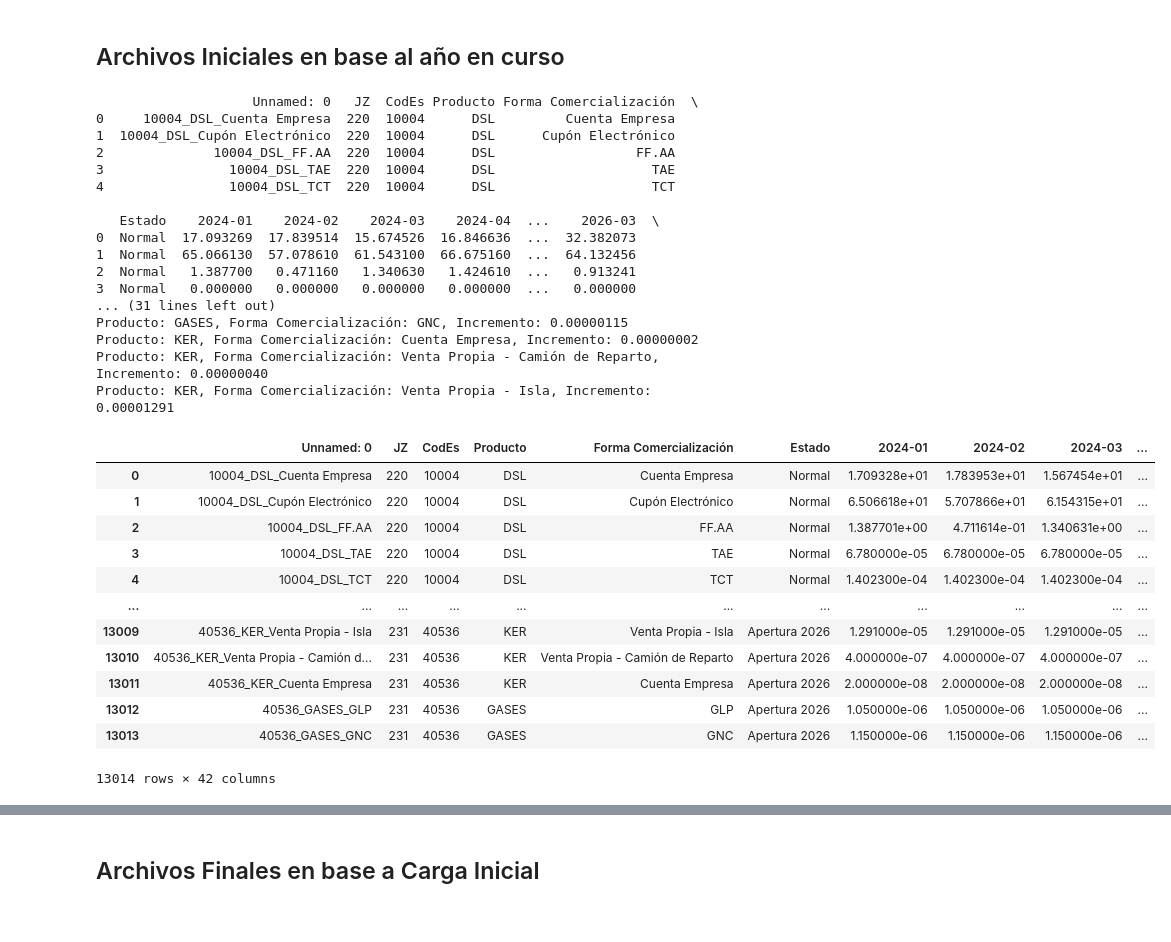
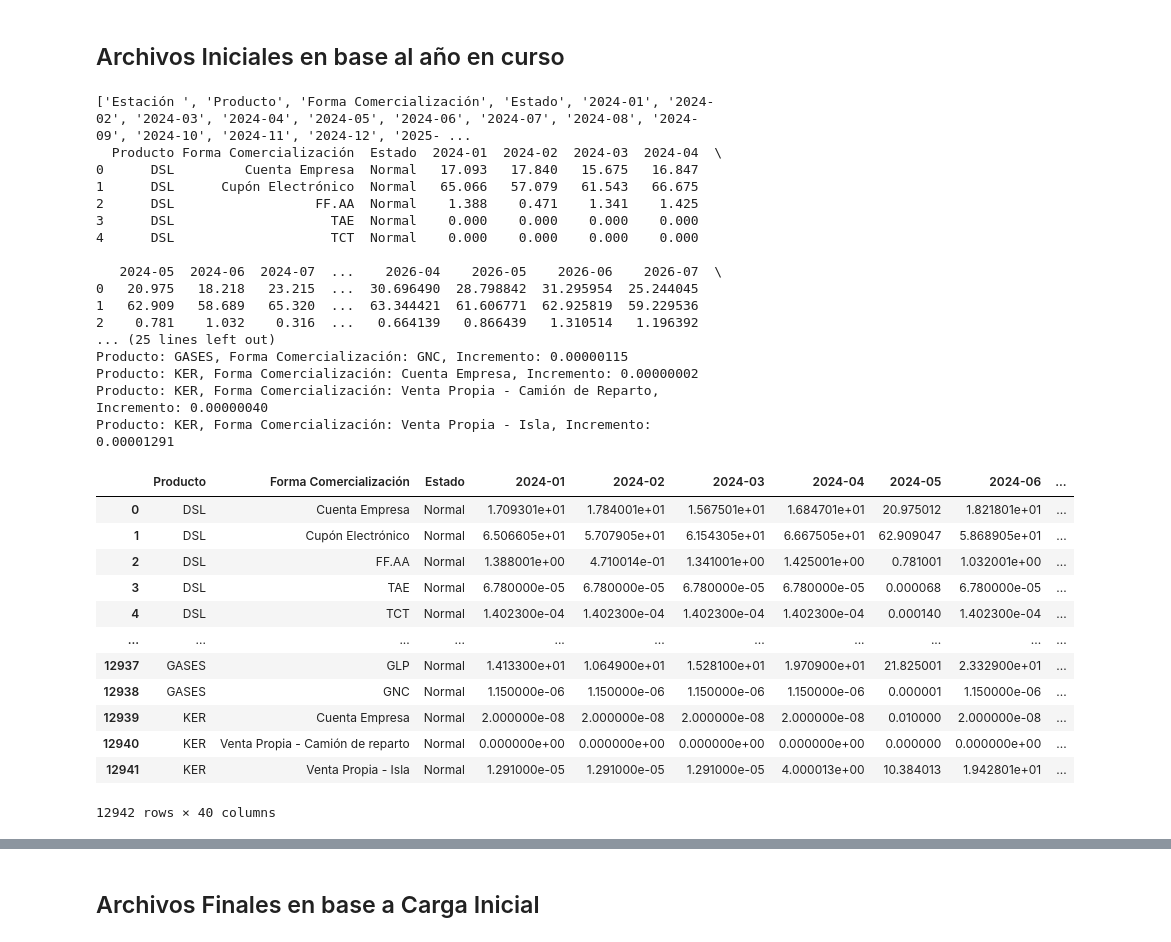
Before and after one commit to planificacioncomercial/placom-poa-anual-estaciones-scripts, a Jupyter notebook: poa_inicial_COMBUSTIBLES_to_excel.ipynb, the cells around one changed output, grey strips where cells are left out. Cells and saved outputs as stored; diff of their text form; code cells hidden in the pictures.

```diff
--- a/poa_inicial_COMBUSTIBLES_to_excel.ipynb
+++ b/poa_inicial_COMBUSTIBLES_to_excel.ipynb
@@ -166,7 +166,8 @@ dir_maestro_eds = base_dir / "Carga Inicial" / "Maestro EDS.xlsx"
 # dir_archivo_base = base_dir / "Carga Inicial" / "(Paso-1) ArchivosSinProyMacro" / "base_poa_vol_inicial - python.xlsx"
 # dir_archivo_app_copec = base_dir / "Carga Inicial" / "(Paso-1) ArchivosSinProyMacro" / "base_poa_app_copec.xlsx"
 # dir_archivo_base = base_dir / "Carga Inicial" / "(Paso-3) Mercado" / "base_poa_vol_inicial - python.xlsx"
-dir_archivo_base = base_dir / "Carga Inicial" / "(Paso-3) Mercado" /  "base_poa_vol_inicial - python - Carga Inicial_SinAfectaciones.xlsx"
+# dir_archivo_base = base_dir / "Carga Inicial" / "(Paso-3) Mercado" /  "base_poa_vol_inicial - python - Carga Inicial_SinAfectaciones.xlsx"
+dir_archivo_base = Path(r"G:\Unidades compartidas\2_Planificación Comercial - EDS\4. POA\POA Gestión\POA 2026") / "VolumenFinalValores - python.xlsx"
 dir_archivo_app_copec = base_dir / "Carga Inicial" / "(Paso-3) Mercado" / "base_poa_app_copec.xlsx"
 
 # ---- Configuración ----
@@ -187,9 +188,13 @@ maestro_eds["CodEs"] = maestro_eds["CodEs"].fillna(0).astype(int)
 maestro_eds["JZ"] = maestro_eds["JZ"].fillna(0).astype(int)
 
 # ---- Bases de datos ----
-base_poa = pd.read_excel(dir_archivo_base, skiprows=1, sheet_name="Carga Inicial")
+# base_poa = pd.read_excel(dir_archivo_base, skiprows=1, sheet_name="Carga Inicial")
+base_poa = pd.read_excel(dir_archivo_base, skiprows=1, sheet_name="VolumenFinal")
+print(base_poa.columns.tolist())
 base_app_copec = pd.read_excel(dir_archivo_app_copec)
-base_poa["CodEs"] = base_poa["CodEs"].fillna(0).astype(int)
+# base_poa["CodEs"] = base_poa["CodEs"].fillna(0).astype(int)
+base_poa["CodEs"] = base_poa["Estación "].fillna(0).astype(int)
+base_poa.drop(columns=["Estación "], inplace=True)
 
 print(base_poa.head())
 
@@ -210,58 +215,58 @@ details_form_com = [
     ("GAS", "Cuenta Empresa"),
     ("GASES", "GLP"),
     ("GASES", "GNC"),
     ("KER", "Cuenta Empresa"),
     ("KER", "Venta Propia - Camión de Reparto"),
     ("KER", "Venta Propia - Isla"),
 ]
 
 # ---- Columnas proyectadas ----
 years = [2024, 2025, 2026]
 months = [f"{m:02}" for m in range(1, 13)]
 cols_proy = [f"{y}-{m:02}" for y in years for m in months]
 
 # ---- Asegurar que las columnas proyectadas sean numéricas ----
 base_poa[cols_proy] = base_poa[cols_proy].apply(pd.to_numeric, errors='coerce')
 
 # ---- Aplicar sum_prop por cada combinación ----
 for prod, form_com in details_form_com:
     mask = (base_poa["Producto"] == prod) & (base_poa["Forma Comercialización"] == form_com)
     incremento = sum_prop(prod, form_com)
     print(f"Producto: {prod}, Forma Comercialización: {form_com}, Incremento: {incremento:.8f}")
     base_poa.loc[mask, cols_proy] = base_poa.loc[mask, cols_proy].add(incremento)
 
 base_poa
 # %% [output]
-                    Unnamed: 0   JZ  CodEs Producto Forma Comercialización  \
-0     10004_DSL_Cuenta Empresa  220  10004      DSL         Cuenta Empresa
-1  10004_DSL_Cupón Electrónico  220  10004      DSL      Cupón Electrónico
-2              10004_DSL_FF.AA  220  10004      DSL                  FF.AA
-3                10004_DSL_TAE  220  10004      DSL                    TAE
-4                10004_DSL_TCT  220  10004      DSL                    TCT
+['Estación ', 'Producto', 'Forma Comercialización', 'Estado', '2024-01', '2024-02', '2024-03', '2024-04', '2024-05', '2024-06', '2024-07', '2024-08', '2024-09', '2024-10', '2024-11', '2024-12', '2025- ...
+  Producto Forma Comercialización  Estado  2024-01  2024-02  2024-03  2024-04  \
+0      DSL         Cuenta Empresa  Normal   17.093   17.840   15.675   16.847
+1      DSL      Cupón Electrónico  Normal   65.066   57.079   61.543   66.675
+2      DSL                  FF.AA  Normal    1.388    0.471    1.341    1.425
+3      DSL                    TAE  Normal    0.000    0.000    0.000    0.000
+4      DSL                    TCT  Normal    0.000    0.000    0.000    0.000
 
-   Estado    2024-01    2024-02    2024-03    2024-04  ...    2026-03  \
-0  Normal  17.093269  17.839514  15.674526  16.846636  ...  32.382073
-1  Normal  65.066130  57.078610  61.543100  66.675160  ...  64.132456
-2  Normal   1.387700   0.471160   1.340630   1.424610  ...   0.913241
-3  Normal   0.000000   0.000000   0.000000   0.000000  ...   0.000000
-... (31 lines left out)
+   2024-05  2024-06  2024-07  ...    2026-04    2026-05    2026-06    2026-07  \
+0   20.975   18.218   23.215  ...  30.696490  28.798842  31.295954  25.244045
+1   62.909   58.689   65.320  ...  63.344421  61.606771  62.925819  59.229536
+2    0.781    1.032    0.316  ...   0.664139   0.866439   1.310514   1.196392
+... (25 lines left out)
 Producto: GASES, Forma Comercialización: GNC, Incremento: 0.00000115
 Producto: KER, Forma Comercialización: Cuenta Empresa, Incremento: 0.00000002
 Producto: KER, Forma Comercialización: Venta Propia - Camión de Reparto, Incremento: 0.00000040
 Producto: KER, Forma Comercialización: Venta Propia - Isla, Incremento: 0.00001291
-|  | Unnamed: 0 | JZ | CodEs | Producto | Forma Comercialización | Estado | 2024-01 | 2024-02 | 2024-03 | ... |
-| 0 | 10004_DSL_Cuenta Empresa | 220 | 10004 | DSL | Cuenta Empresa | Normal | 1.709328e+01 | 1.783953e+01 | 1.567454e+01 | ... |
-| 1 | 10004_DSL_Cupón Electrónico | 220 | 10004 | DSL | Cupón Electrónico | Normal | 6.506618e+01 | 5.707866e+01 | 6.154315e+01 | ... |
-| 2 | 10004_DSL_FF.AA | 220 | 10004 | DSL | FF.AA | Normal | 1.387701e+00 | 4.711614e-01 | 1.340631e+00 | ... |
-| 3 | 10004_DSL_TAE | 220 | 10004 | DSL | TAE | Normal | 6.780000e-05 | 6.780000e-05 | 6.780000e-05 | ... |
-| 4 | 10004_DSL_TCT | 220 | 10004 | DSL | TCT | Normal | 1.402300e-04 | 1.402300e-04 | 1.402300e-04 | ... |
+|  | Producto | Forma Comercialización | Estado | 2024-01 | 2024-02 | 2024-03 | 2024-04 | 2024-05 | 2024-06 | ... |
+| 0 | DSL | Cuenta Empresa | Normal | 1.709301e+01 | 1.784001e+01 | 1.567501e+01 | 1.684701e+01 | 20.975012 | 1.821801e+01 | ... |
+| 1 | DSL | Cupón Electrónico | Normal | 6.506605e+01 | 5.707905e+01 | 6.154305e+01 | 6.667505e+01 | 62.909047 | 5.868905e+01 | ... |
+| 2 | DSL | FF.AA | Normal | 1.388001e+00 | 4.710014e-01 | 1.341001e+00 | 1.425001e+00 | 0.781001 | 1.032001e+00 | ... |
+| 3 | DSL | TAE | Normal | 6.780000e-05 | 6.780000e-05 | 6.780000e-05 | 6.780000e-05 | 0.000068 | 6.780000e-05 | ... |
+| 4 | DSL | TCT | Normal | 1.402300e-04 | 1.402300e-04 | 1.402300e-04 | 1.402300e-04 | 0.000140 | 1.402300e-04 | ... |
 | ... | ... | ... | ... | ... | ... | ... | ... | ... | ... | ... |
-| 13009 | 40536_KER_Venta Propia - Isla | 231 | 40536 | KER | Venta Propia - Isla | Apertura 2026 | 1.291000e-05 | 1.291000e-05 | 1.291000e-05 | ... |
-| 13010 | 40536_KER_Venta Propia - Camión d... | 231 | 40536 | KER | Venta Propia - Camión de Reparto | Apertura 2026 | 4.000000e-07 | 4.000000e-07 | 4.000000e-07 | ... |
-| 13011 | 40536_KER_Cuenta Empresa | 231 | 40536 | KER | Cuenta Empresa | Apertura 2026 | 2.000000e-08 | 2.000000e-08 | 2.000000e-08 | ... |
-| 13012 | 40536_GASES_GLP | 231 | 40536 | GASES | GLP | Apertura 2026 | 1.050000e-06 | 1.050000e-06 | 1.050000e-06 | ... |
-| 13013 | 40536_GASES_GNC | 231 | 40536 | GASES | GNC | Apertura 2026 | 1.150000e-06 | 1.150000e-06 | 1.150000e-06 | ... |
+| 12937 | GASES | GLP | Normal | 1.413300e+01 | 1.064900e+01 | 1.528100e+01 | 1.970900e+01 | 21.825001 | 2.332900e+01 | ... |
+| 12938 | GASES | GNC | Normal | 1.150000e-06 | 1.150000e-06 | 1.150000e-06 | 1.150000e-06 | 0.000001 | 1.150000e-06 | ... |
+| 12939 | KER | Cuenta Empresa | Normal | 2.000000e-08 | 2.000000e-08 | 2.000000e-08 | 2.000000e-08 | 0.010000 | 2.000000e-08 | ... |
+| 12940 | KER | Venta Propia - Camión de reparto | Normal | 0.000000e+00 | 0.000000e+00 | 0.000000e+00 | 0.000000e+00 | 0.000000 | 0.000000e+00 | ... |
+| 12941 | KER | Venta Propia - Isla | Normal | 1.291000e-05 | 1.291000e-05 | 1.291000e-05 | 4.000013e+00 | 10.384013 | 1.942801e+01 | ... |
-13014 rows × 42 columns
+12942 rows × 40 columns
 # %%
 base_poa.groupby(by=['Producto'])['2025-01'].sum()
 # %% [output]
```
Also changed, not shown: parts of 2 cells of this notebook.
